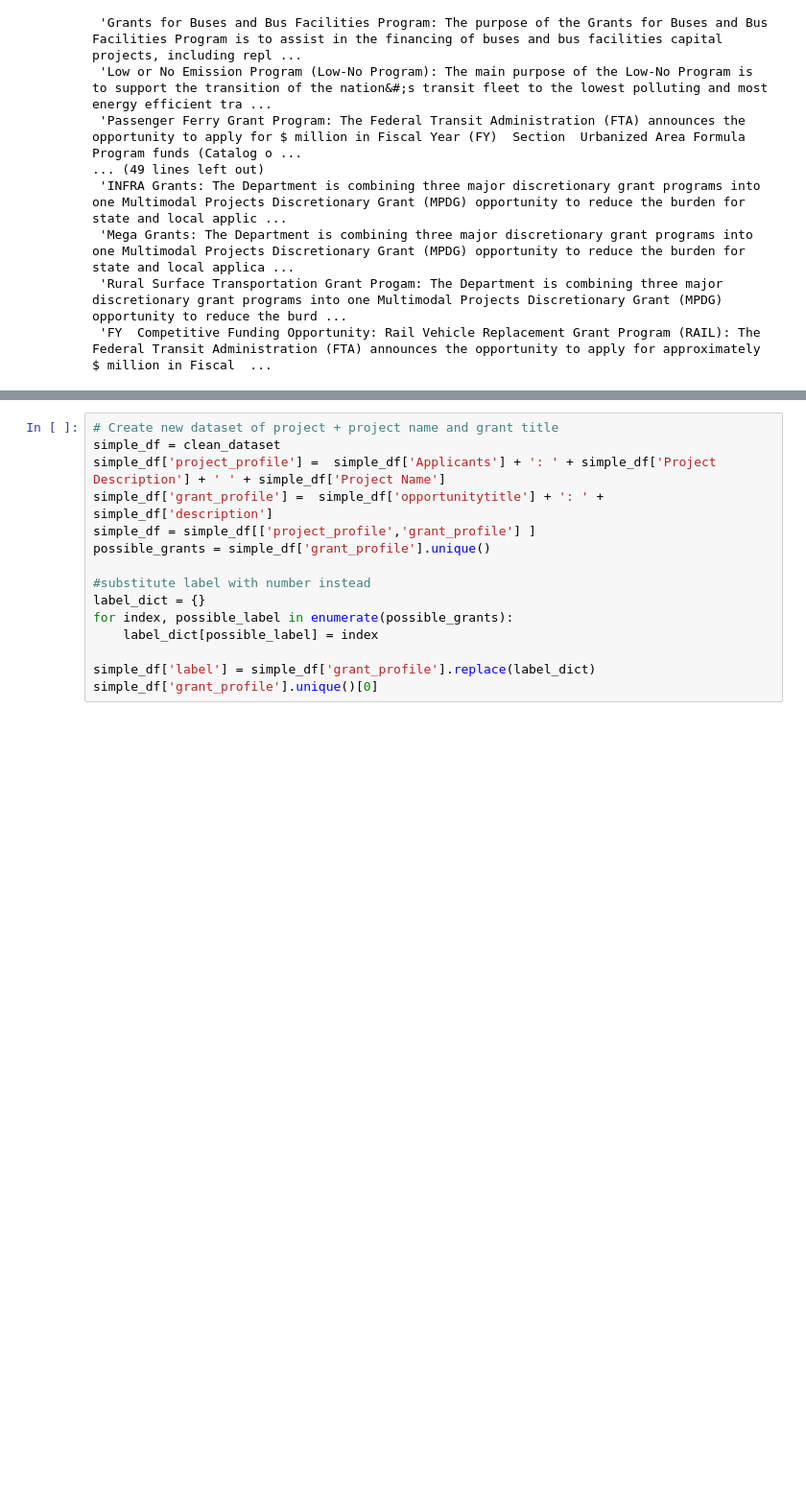
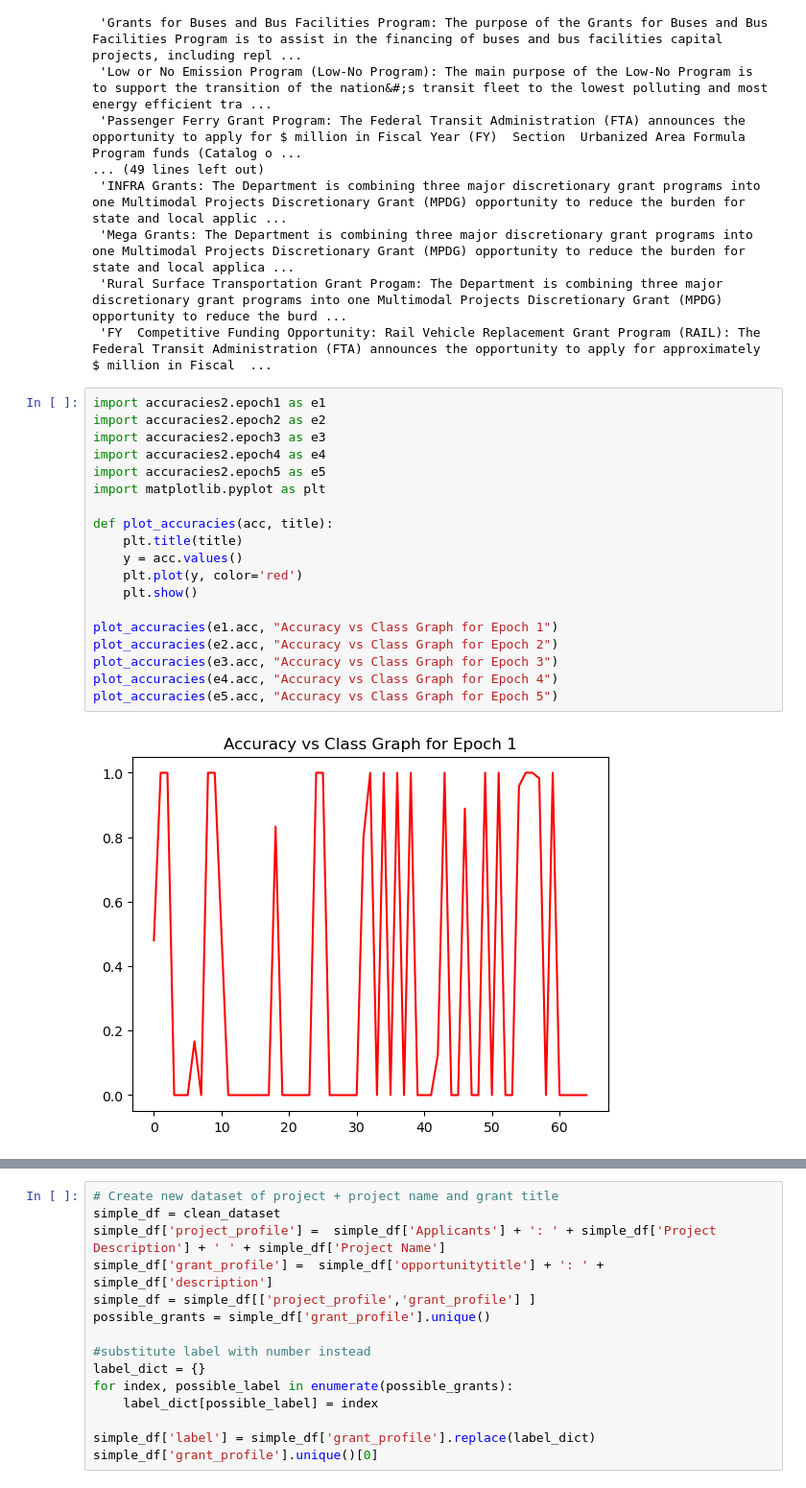
Before and after one commit to auddithio/climategrantLLM, a Jupyter notebook: milestone/bert_based_classifier_withGrantDescription.ipynb, the cells around one changed output, grey strips where cells are left out. Shown at 96% size. Drawn from its saved outputs; the diff is of its cells as text; blank space fills up the shorter version.

Commit message:
Added line graphs

```diff
--- a/milestone/bert_based_classifier_withGrantDescription.ipynb
+++ b/milestone/bert_based_classifier_withGrantDescription.ipynb
@@ -643,3 +643,24 @@ Accuracy: 0/1 (0.0000)
  'Mega Grants: The Department is combining three major discretionary grant programs into one Multimodal Projects Discretionary Grant (MPDG) opportunity to reduce the burden for state and local applica ...
  'Rural Surface Transportation Grant Progam: The Department is combining three major discretionary grant programs into one Multimodal Projects Discretionary Grant (MPDG) opportunity to reduce the burd ...
  'FY  Competitive Funding Opportunity: Rail Vehicle Replacement Grant Program (RAIL): The Federal Transit Administration (FTA) announces the opportunity to apply for approximately $ million in Fiscal  ...
+# %%
+import accuracies2.epoch1 as e1
+import accuracies2.epoch2 as e2
+import accuracies2.epoch3 as e3
+import accuracies2.epoch4 as e4
+import accuracies2.epoch5 as e5
+import matplotlib.pyplot as plt
+
+def plot_accuracies(acc, title):
+    plt.title(title)
+    y = acc.values()
+    plt.plot(y, color='red')
+    plt.show()
+
+plot_accuracies(e1.acc, "Accuracy vs Class Graph for Epoch 1")
+plot_accuracies(e2.acc, "Accuracy vs Class Graph for Epoch 2")
+plot_accuracies(e3.acc, "Accuracy vs Class Graph for Epoch 3")
+plot_accuracies(e4.acc, "Accuracy vs Class Graph for Epoch 4")
+plot_accuracies(e5.acc, "Accuracy vs Class Graph for Epoch 5")
+# %% [output]
+[figure, added]
```
Also changed, not shown: parts of 1 cell of this notebook, 10 other files.
